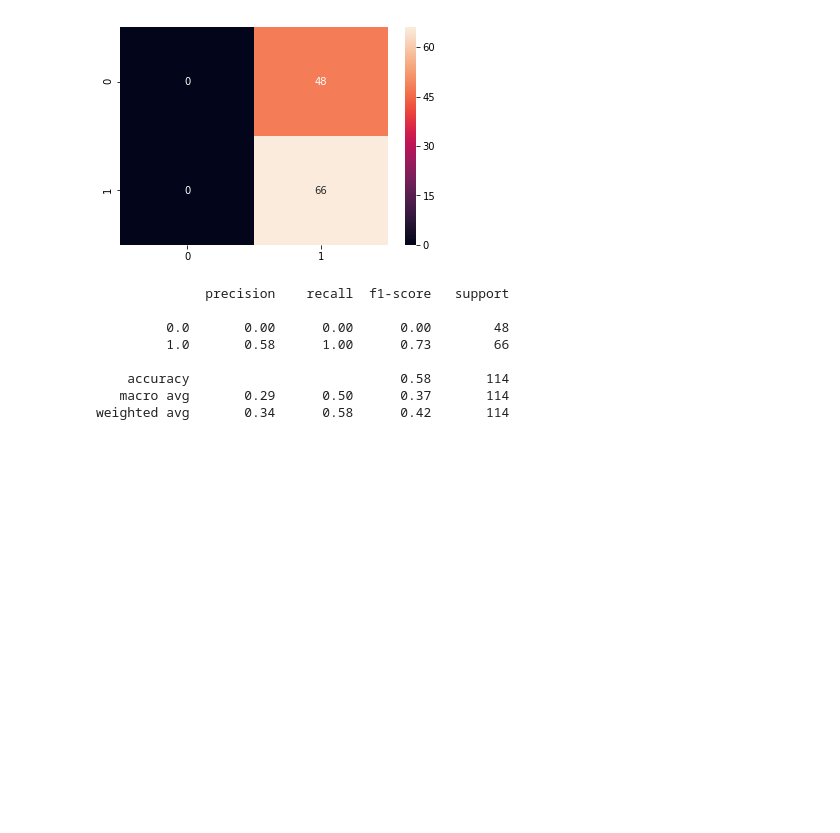
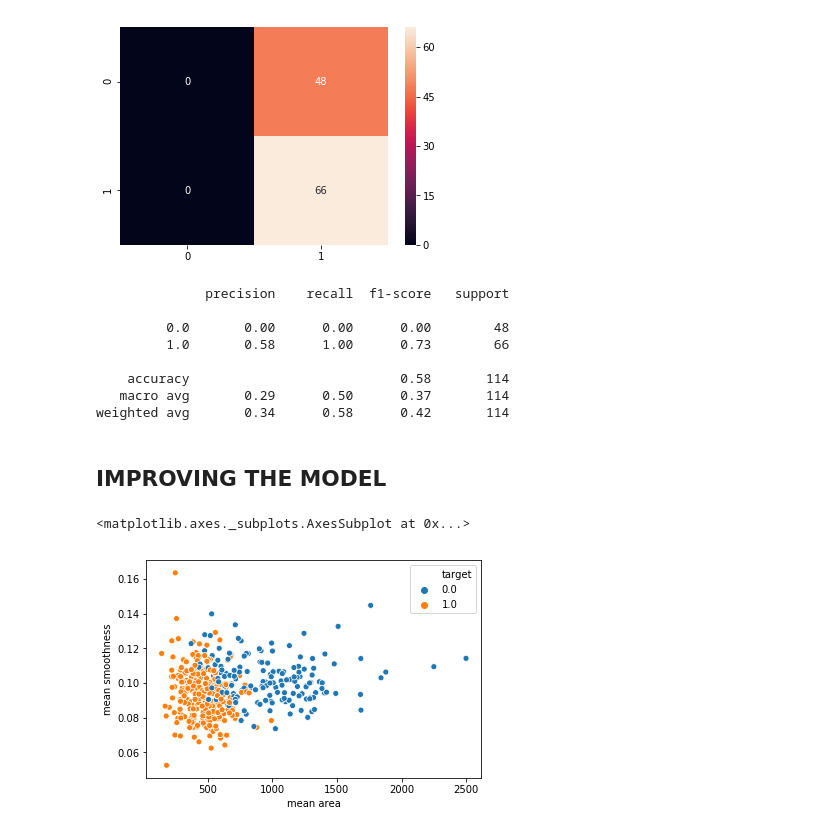
Before and after one commit to amkurian/breast-cancer-classification, a Jupyter notebook: Breast_Cancer_Classification.ipynb, the cells around one changed output. Saved outputs shown, nothing was run; the diff lists cells and outputs as text; code cells hidden in the pictures; blank space fills up the shorter version.

Commit message:
Improving model by generalization of data

```diff
--- a/Breast_Cancer_Classification.ipynb
+++ b/Breast_Cancer_Classification.ipynb
@@ -210,3 +210,5 @@ print(classification_report(y_test, y_predict))
     accuracy                           0.58       114
    macro avg       0.29      0.50      0.37       114
 weighted avg       0.34      0.58      0.42       114
+# %% [markdown]
+## IMPROVING THE MODEL
@@ -212,0 +220,6 @@ weighted avg       0.34      0.58      0.42       114
+# %%
+#Plot scatterplot for X_train
+sns.scatterplot(x = X_train['mean area'], y = X_train['mean smoothness'], hue = y_train)
+# %% [output]
+<matplotlib.axes._subplots.AxesSubplot at 0x...>
+[figure, added]
```
Also changed, not shown: parts of 6 cells of this notebook.
